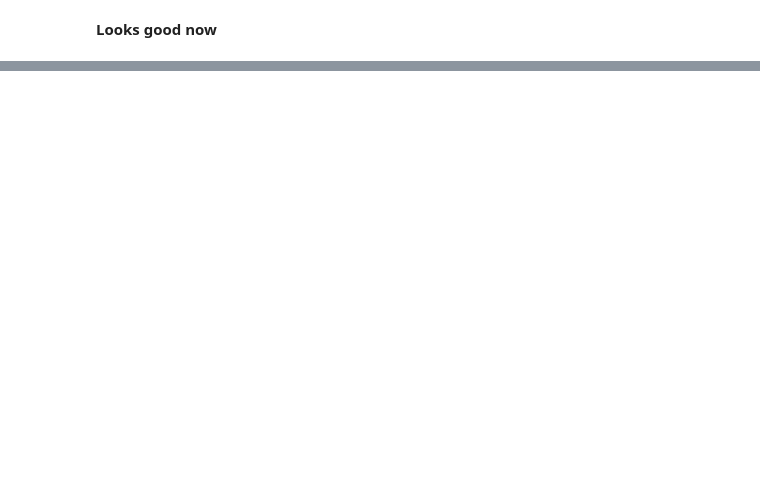
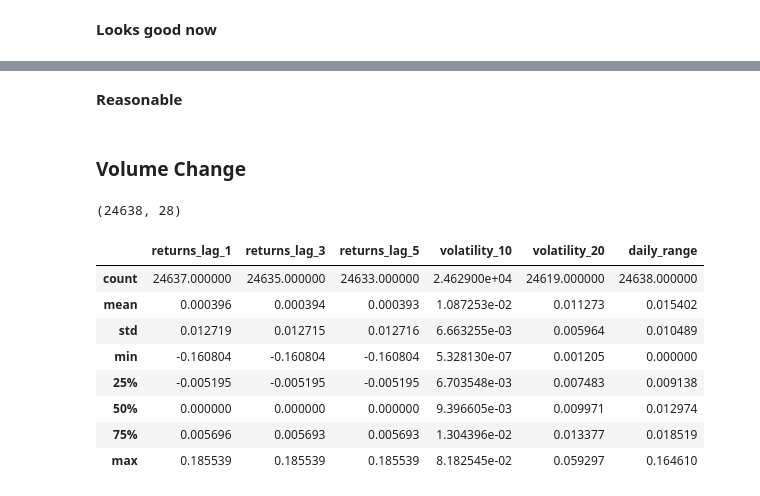
Before and after one commit to zechinglim/xai-stock-prediction-project, a Jupyter notebook: notebooks/feature_engineering.ipynb, the cells around one changed output, grey strips where cells are left out. Cells and saved outputs as stored; diff of their text form; code cells hidden in the pictures; blank space fills up the shorter version.

```diff
--- a/notebooks/feature_engineering.ipynb
+++ b/notebooks/feature_engineering.ipynb
@@ -499,0 +506,4 @@ df[['Date', 'Close', 'target']].tail(10)
+# %%
+df['returns_lag_1'] = df['returns'].shift(1)
+df['returns_lag_3'] = df['returns'].shift(3)
+df['returns_lag_5'] = df['returns'].shift(5)
@@ -499,0 +528,4 @@ df[['Date', 'Close', 'target']].tail(10)
+# %%
+df['volatility_10'] = (df['returns'].rolling(10).std())
+
+df['volatility_20'] = (df['returns'].rolling(20).std())
@@ -499,0 +559,2 @@ df[['Date', 'Close', 'target']].tail(10)
+# %%
+df['daily_range'] = ((df['High'] - df['Low']) / df['Close'])
@@ -499,0 +570,28 @@ df[['Date', 'Close', 'target']].tail(10)
+# %% [markdown]
+**Reasonable**
+# %% [markdown]
+### Volume Change
+# %%
+df['volume_change'] = (df['Volume'].pct_change().replace([float('inf'), -float('inf')], None))
+# %%
+df.shape
+# %% [output]
+(24638, 28)
+# %%
+df[['returns_lag_1',
+    'returns_lag_3',
+    'returns_lag_5',
+    'volatility_10',
+    'volatility_20',
+    'daily_range',
+    'volume_change']].describe()
+# %% [output]
+|  | returns_lag_1 | returns_lag_3 | returns_lag_5 | volatility_10 | volatility_20 | daily_range |
+| count | 24637.000000 | 24635.000000 | 24633.000000 | 2.462900e+04 | 24619.000000 | 24638.000000 |
+| mean | 0.000396 | 0.000394 | 0.000393 | 1.087253e-02 | 0.011273 | 0.015402 |
+| std | 0.012719 | 0.012715 | 0.012716 | 6.663255e-03 | 0.005964 | 0.010489 |
+| min | -0.160804 | -0.160804 | -0.160804 | 5.328130e-07 | 0.001205 | 0.000000 |
+| 25% | -0.005195 | -0.005195 | -0.005195 | 6.703548e-03 | 0.007483 | 0.009138 |
+| 50% | 0.000000 | 0.000000 | 0.000000 | 9.396605e-03 | 0.009971 | 0.012974 |
+| 75% | 0.005696 | 0.005693 | 0.005693 | 1.304396e-02 | 0.013377 | 0.018519 |
+| max | 0.185539 | 0.185539 | 0.185539 | 8.182545e-02 | 0.059297 | 0.164610 |
```
Also changed, not shown: parts of 27 cells of this notebook, 20 other files.
